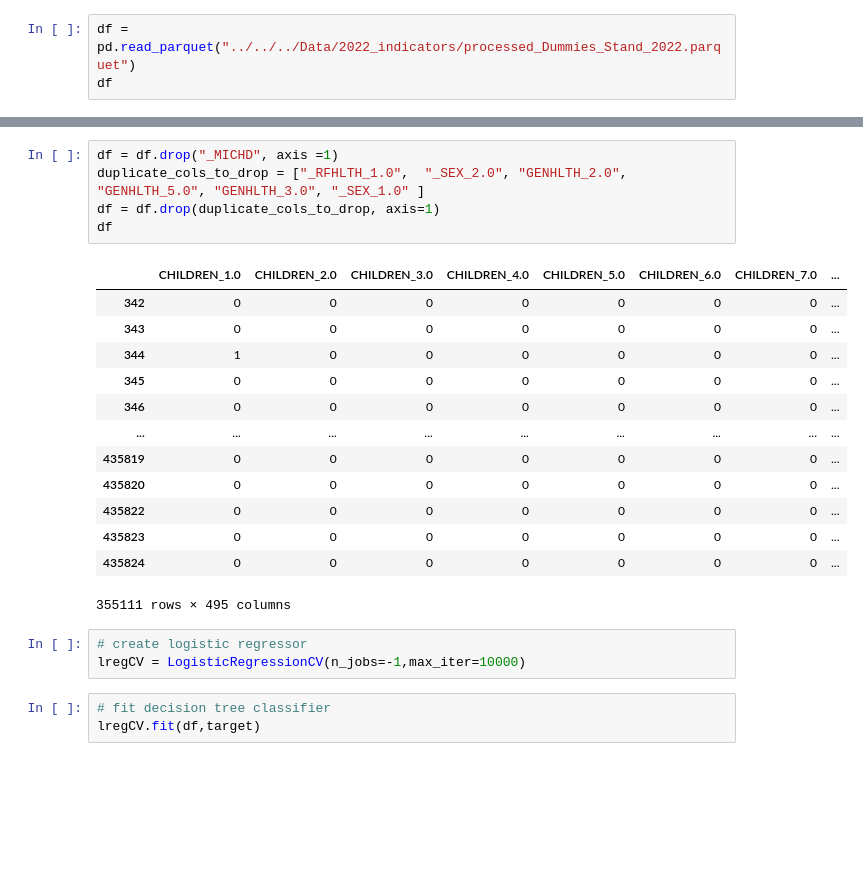
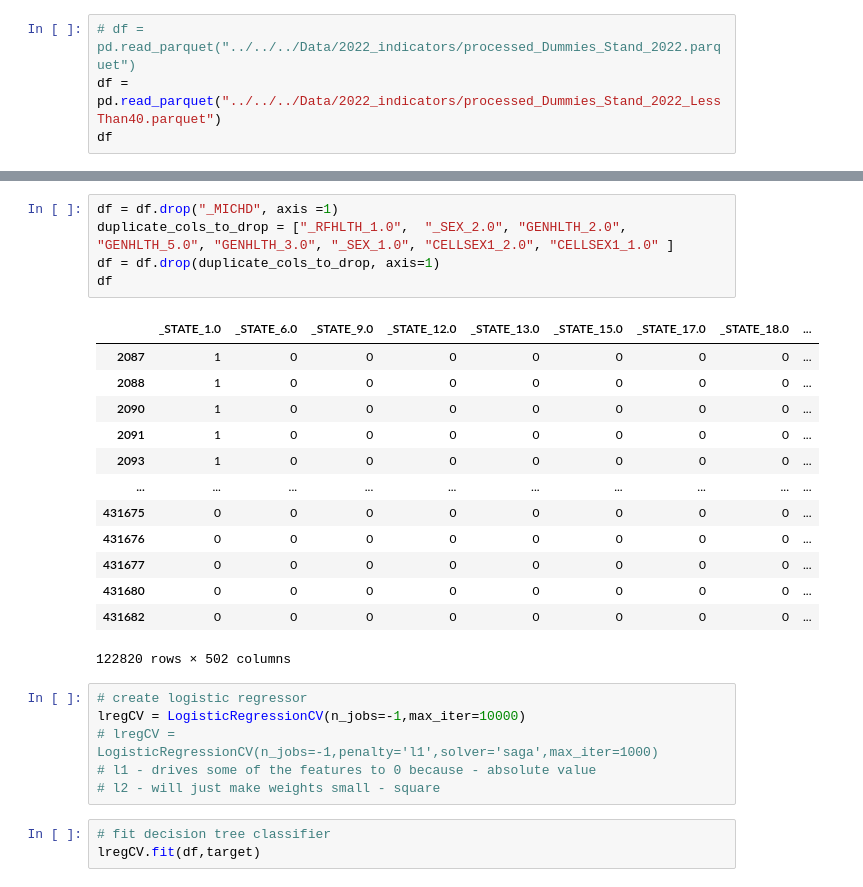
Before and after one commit to duvallar/MA384_CDSA, a Jupyter notebook: duvallar/indicators_2022/analysis2022.ipynb, the cells around one changed output, grey strips where cells are left out. Cells and saved outputs as stored; diff of their text form; blank space fills up the shorter version.

```diff
--- a/duvallar/indicators_2022/analysis2022.ipynb
+++ b/duvallar/indicators_2022/analysis2022.ipynb
@@ -8,4 +9,5 @@ import matplotlib.pyplot as plt
 # %%
-df = pd.read_parquet("../../../Data/2022_indicators/processed_Dummies_Stand_2022.parquet")
+# df = pd.read_parquet("../../../Data/2022_indicators/processed_Dummies_Stand_2022.parquet")
+df = pd.read_parquet("../../../Data/2022_indicators/processed_Dummies_Stand_2022_LessThan40.parquet")
 df
 # %% [output]
@@ -31,26 +33,29 @@ target.value_counts()
 Name: _MICHD, dtype: int64
 # %%
 df = df.drop("_MICHD", axis =1)
-duplicate_cols_to_drop = ["_RFHLTH_1.0",  "_SEX_2.0", "GENHLTH_2.0",  "GENHLTH_5.0", "GENHLTH_3.0", "_SEX_1.0" ]
+duplicate_cols_to_drop = ["_RFHLTH_1.0",  "_SEX_2.0", "GENHLTH_2.0",  "GENHLTH_5.0", "GENHLTH_3.0", "_SEX_1.0", "CELLSEX1_2.0", "CELLSEX1_1.0" ]
 df = df.drop(duplicate_cols_to_drop, axis=1)
 df
 # %% [output]
-|  | CHILDREN_1.0 | CHILDREN_2.0 | CHILDREN_3.0 | CHILDREN_4.0 | CHILDREN_5.0 | CHILDREN_6.0 | CHILDREN_7.0 | ... |
-| 342 | 0 | 0 | 0 | 0 | 0 | 0 | 0 | ... |
-| 343 | 0 | 0 | 0 | 0 | 0 | 0 | 0 | ... |
-| 344 | 1 | 0 | 0 | 0 | 0 | 0 | 0 | ... |
-| 345 | 0 | 0 | 0 | 0 | 0 | 0 | 0 | ... |
-| 346 | 0 | 0 | 0 | 0 | 0 | 0 | 0 | ... |
-| ... | ... | ... | ... | ... | ... | ... | ... | ... |
-| 435819 | 0 | 0 | 0 | 0 | 0 | 0 | 0 | ... |
-| 435820 | 0 | 0 | 0 | 0 | 0 | 0 | 0 | ... |
-| 435822 | 0 | 0 | 0 | 0 | 0 | 0 | 0 | ... |
-| 435823 | 0 | 0 | 0 | 0 | 0 | 0 | 0 | ... |
-| 435824 | 0 | 0 | 0 | 0 | 0 | 0 | 0 | ... |
+|  | _STATE_1.0 | _STATE_6.0 | _STATE_9.0 | _STATE_12.0 | _STATE_13.0 | _STATE_15.0 | _STATE_17.0 | _STATE_18.0 | ... |
+| 2087 | 1 | 0 | 0 | 0 | 0 | 0 | 0 | 0 | ... |
+| 2088 | 1 | 0 | 0 | 0 | 0 | 0 | 0 | 0 | ... |
+| 2090 | 1 | 0 | 0 | 0 | 0 | 0 | 0 | 0 | ... |
+| 2091 | 1 | 0 | 0 | 0 | 0 | 0 | 0 | 0 | ... |
+| 2093 | 1 | 0 | 0 | 0 | 0 | 0 | 0 | 0 | ... |
+| ... | ... | ... | ... | ... | ... | ... | ... | ... | ... |
+| 431675 | 0 | 0 | 0 | 0 | 0 | 0 | 0 | 0 | ... |
+| 431676 | 0 | 0 | 0 | 0 | 0 | 0 | 0 | 0 | ... |
+| 431677 | 0 | 0 | 0 | 0 | 0 | 0 | 0 | 0 | ... |
+| 431680 | 0 | 0 | 0 | 0 | 0 | 0 | 0 | 0 | ... |
+| 431682 | 0 | 0 | 0 | 0 | 0 | 0 | 0 | 0 | ... |
-355111 rows × 495 columns
+122820 rows × 502 columns
 # %%
 # create logistic regressor
 lregCV = LogisticRegressionCV(n_jobs=-1,max_iter=10000)
+# lregCV = LogisticRegressionCV(n_jobs=-1,penalty='l1',solver='saga',max_iter=1000)
+# l1 - drives some of the features to 0 because - absolute value
+# l2 - will just make weights small - square
 # %%
 # fit decision tree classifier
 lregCV.fit(df,target)
```
Also changed, not shown: parts of 20 cells of this notebook, 2 other files.
